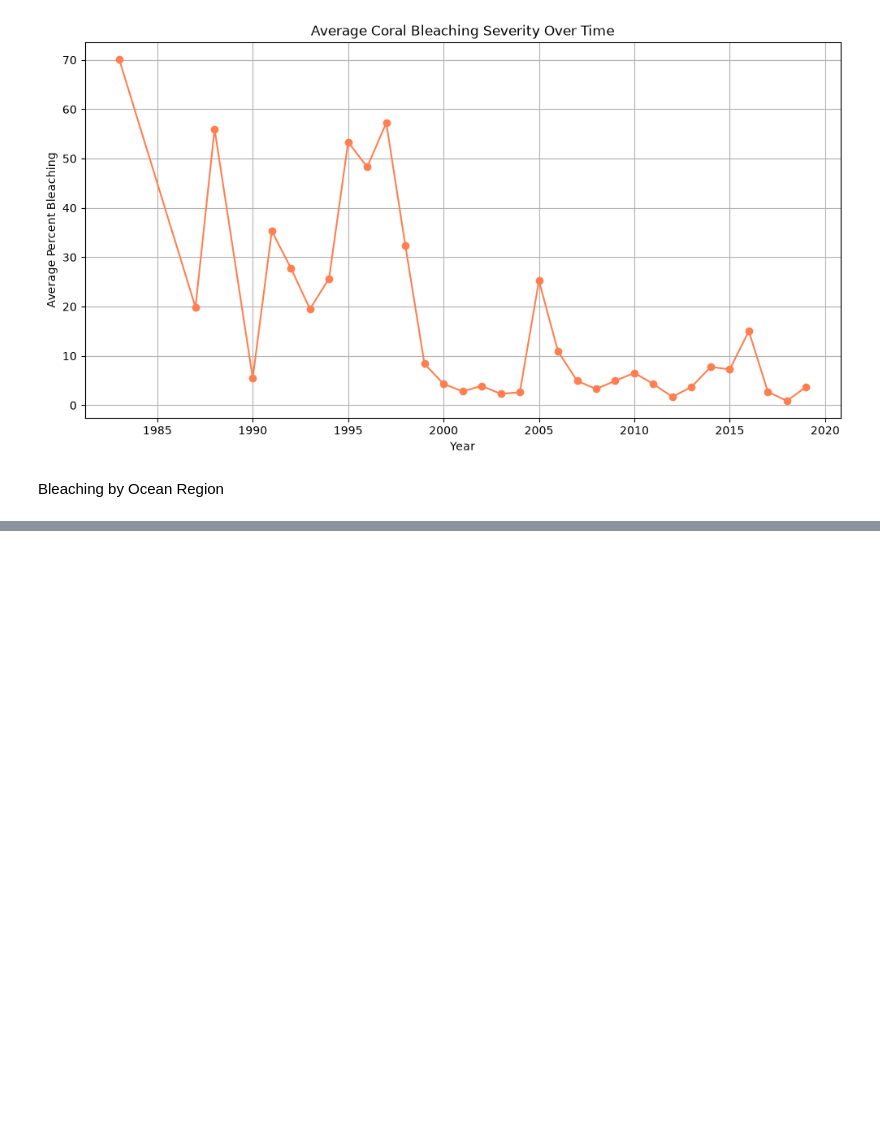
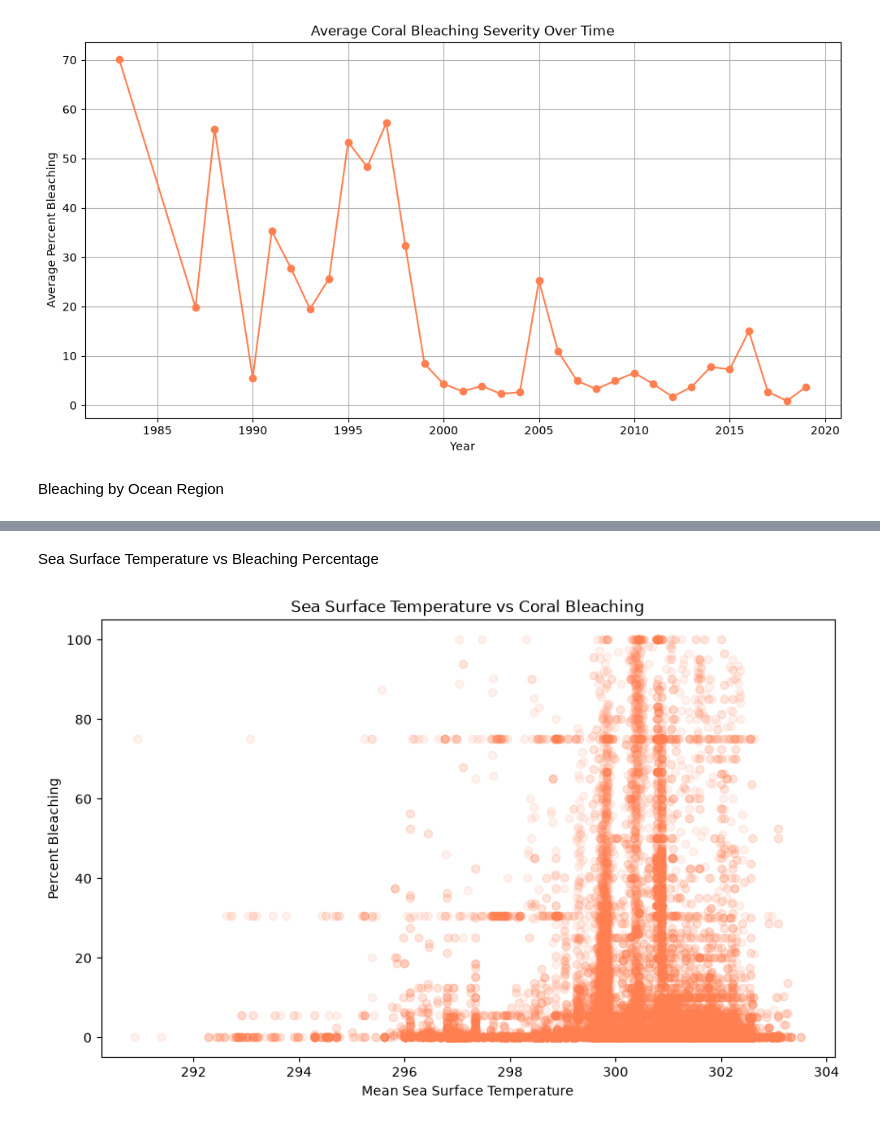
Before and after one commit to lecodyy/Coral-Bleaching-Prediction-Model, a Jupyter notebook: main.ipynb, the cells around one changed output, grey strips where cells are left out. Drawn from its saved outputs; the diff is of its cells as text; code cells hidden in the pictures; blank space fills up the shorter version.

Commit message:
added scatterplots comparing sea temp and dhw to percentage of bleaching

```diff
--- a/main.ipynb
+++ b/main.ipynb
@@ -148,0 +149,11 @@ KeyError: 'Column not found: Percentage_Bleaching'
+# %% [markdown]
+Sea Surface Temperature vs Bleaching Percentage
+# %%
+plt.figure(figsize=(10, 6))
+plt.scatter(df['Temperature_Mean'], df['Percent_Bleaching'], alpha=0.1, color='coral')
+plt.xlabel('Mean Sea Surface Temperature')
+plt.ylabel('Percent Bleaching')
+plt.title('Sea Surface Temperature vs Coral Bleaching')
+plt.show()
+# %% [output]
+[figure, added]
```
Also changed, not shown: parts of 3 cells of this notebook.
